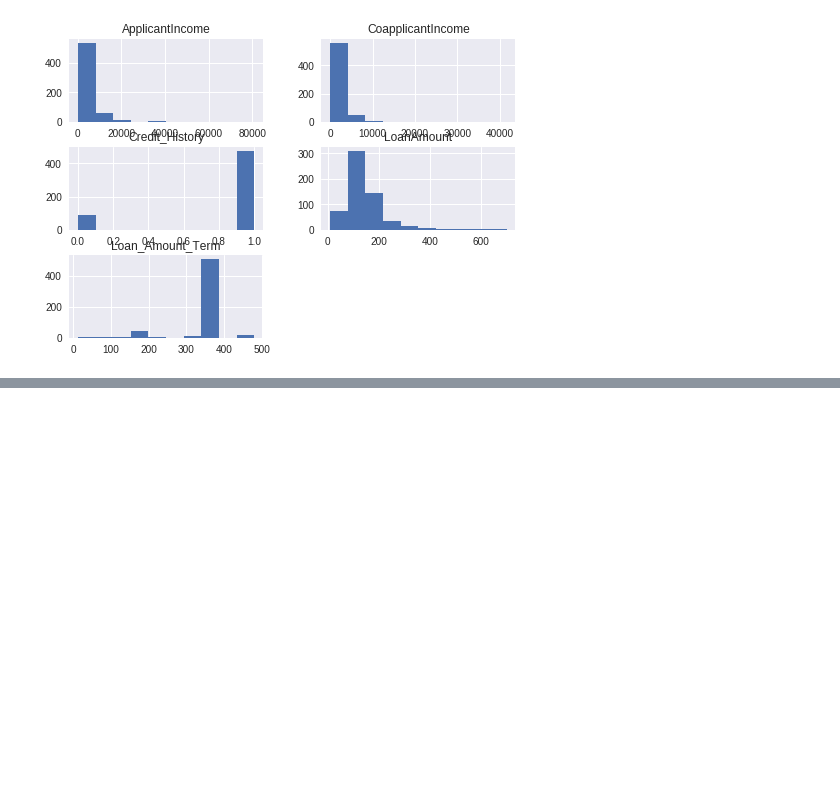
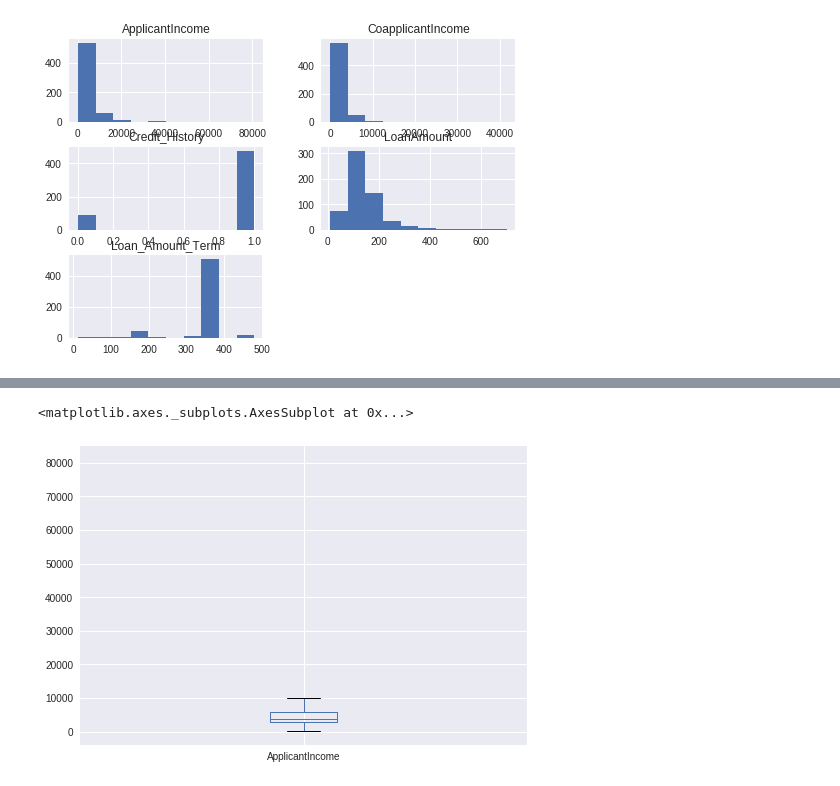
Before and after one commit to SahanaRaghu/ML, a Jupyter notebook: AnalyticsVidyaLoanPrediction.ipynb, the cells around one changed output, grey strips where cells are left out. Drawn from its saved outputs; the diff is of its cells as text; code cells hidden in the pictures; blank space fills up the shorter version.

```diff
--- a/AnalyticsVidyaLoanPrediction.ipynb
+++ b/AnalyticsVidyaLoanPrediction.ipynb
@@ -72,0 +83,5 @@ array([[<matplotlib.axes._subplots.AxesSubplot object at 0x...>,
+# %%
+train_data.boxplot('ApplicantIncome')
+# %% [output]
+<matplotlib.axes._subplots.AxesSubplot at 0x...>
+[figure, added]
```
Also changed, not shown: parts of 3 cells of this notebook.
